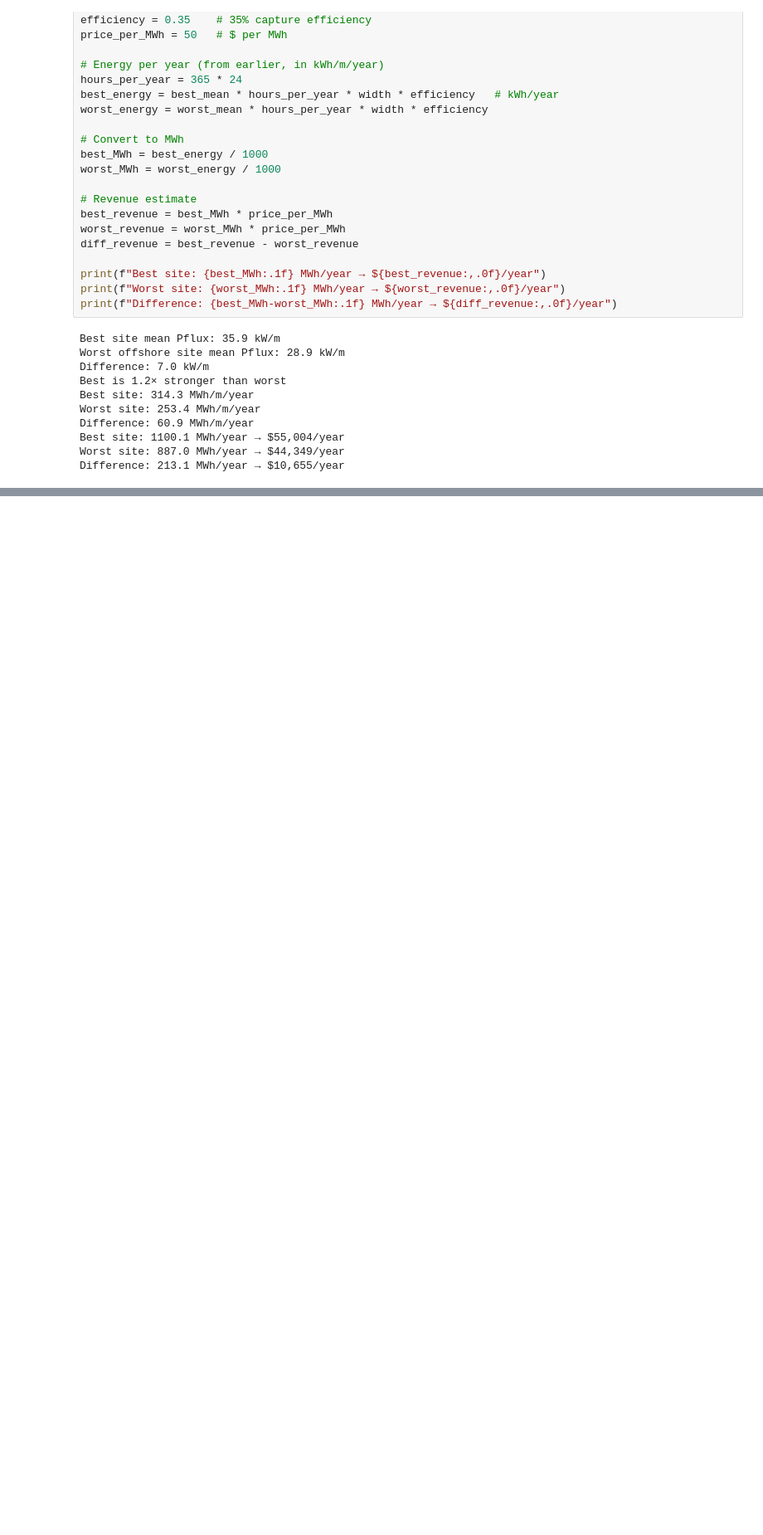
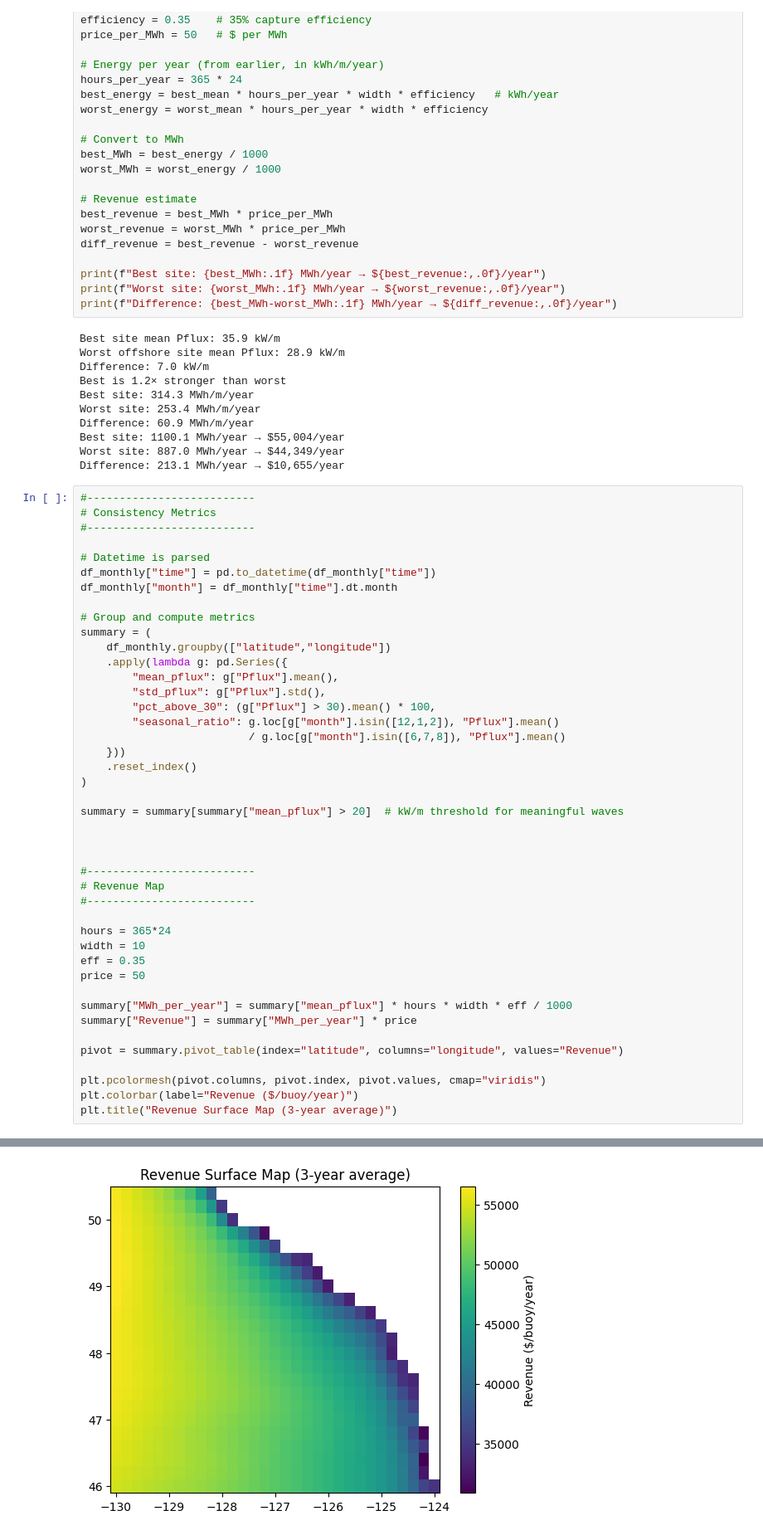
Before and after one commit to WnareaJunior/wave-energy-forecasting-ai, a Jupyter notebook: notebooks/001_wave_power_flux_analysis.ipynb.ipynb, the cells around one changed output, grey strips where cells are left out. Shown at 83% size. Drawn from its saved outputs; the diff is of its cells as text; blank space fills up the shorter version.

```diff
--- a/notebooks/001_wave_power_flux_analysis.ipynb.ipynb
+++ b/notebooks/001_wave_power_flux_analysis.ipynb.ipynb
@@ -280,3 +298,47 @@ Difference: 60.9 MWh/m/year
 Best site: 1100.1 MWh/year → $55,004/year
 Worst site: 887.0 MWh/year → $44,349/year
 Difference: 213.1 MWh/year → $10,655/year
+# %%
+#--------------------------
+# Consistency Metrics
+#--------------------------
+
+# Datetime is parsed
+df_monthly["time"] = pd.to_datetime(df_monthly["time"])
+df_monthly["month"] = df_monthly["time"].dt.month
+
+# Group and compute metrics
+summary = (
+    df_monthly.groupby(["latitude","longitude"])
+    .apply(lambda g: pd.Series({
+        "mean_pflux": g["Pflux"].mean(),
+        "std_pflux": g["Pflux"].std(),
+        "pct_above_30": (g["Pflux"] > 30).mean() * 100,
+        "seasonal_ratio": g.loc[g["month"].isin([12,1,2]), "Pflux"].mean()
+                          / g.loc[g["month"].isin([6,7,8]), "Pflux"].mean()
+    }))
+    .reset_index()
+)
+
+summary = summary[summary["mean_pflux"] > 20]  # kW/m threshold for meaningful waves
+
+
+
+#--------------------------
+# Revenue Map
+#--------------------------
+
+hours = 365*24
+width = 10
+eff = 0.35
+price = 50
+
+summary["MWh_per_year"] = summary["mean_pflux"] * hours * width * eff / 1000
+summary["Revenue"] = summary["MWh_per_year"] * price
+
+pivot = summary.pivot_table(index="latitude", columns="longitude", values="Revenue")
+
+plt.pcolormesh(pivot.columns, pivot.index, pivot.values, cmap="viridis")
+plt.colorbar(label="Revenue ($/buoy/year)")
+plt.title("Revenue Surface Map (3-year average)")
+# %% [output]
@@ -282,0 +346 @@ Difference: 213.1 MWh/year → $10,655/year
+[figure, added]
```
Also changed, not shown: parts of 6 cells of this notebook.
